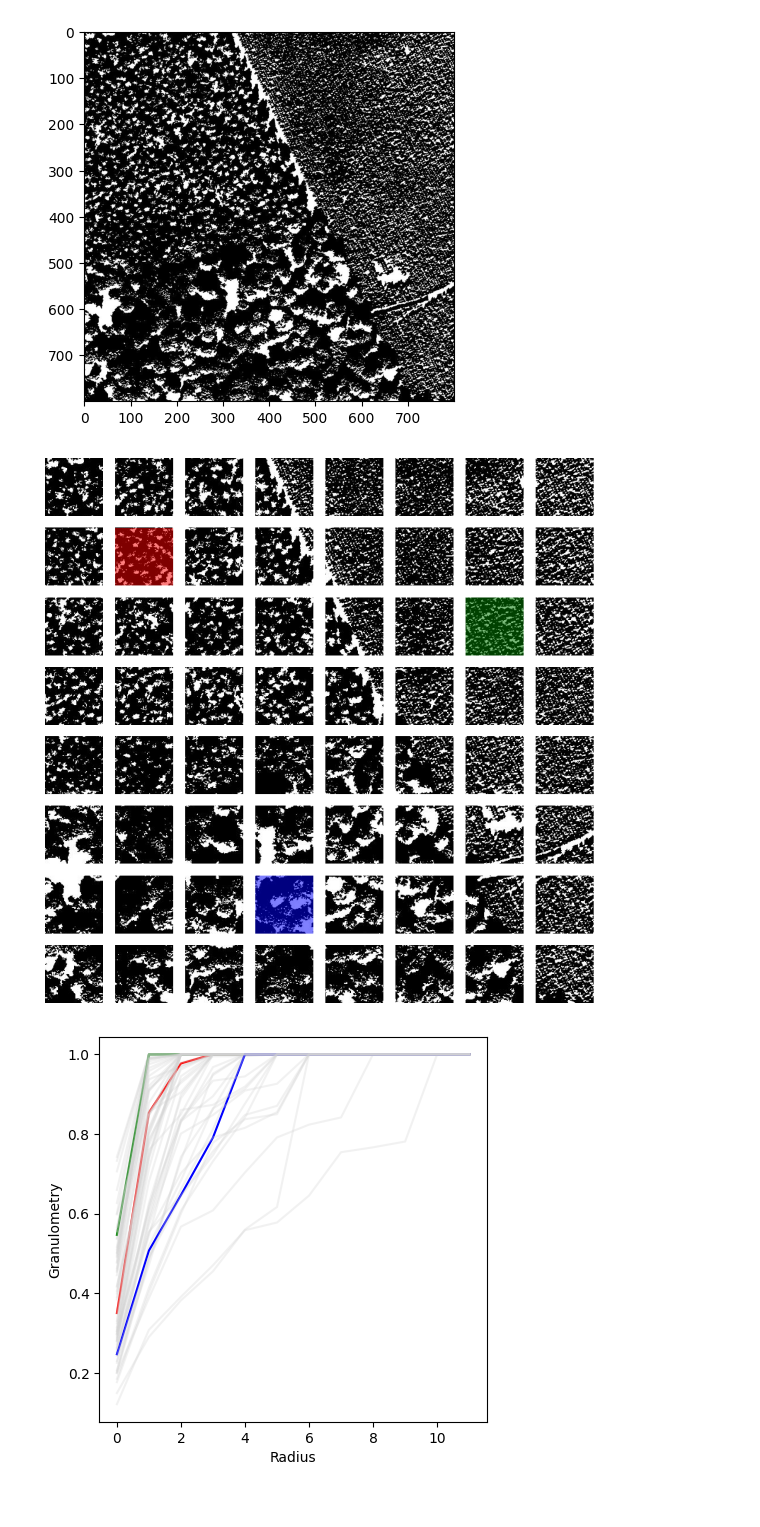
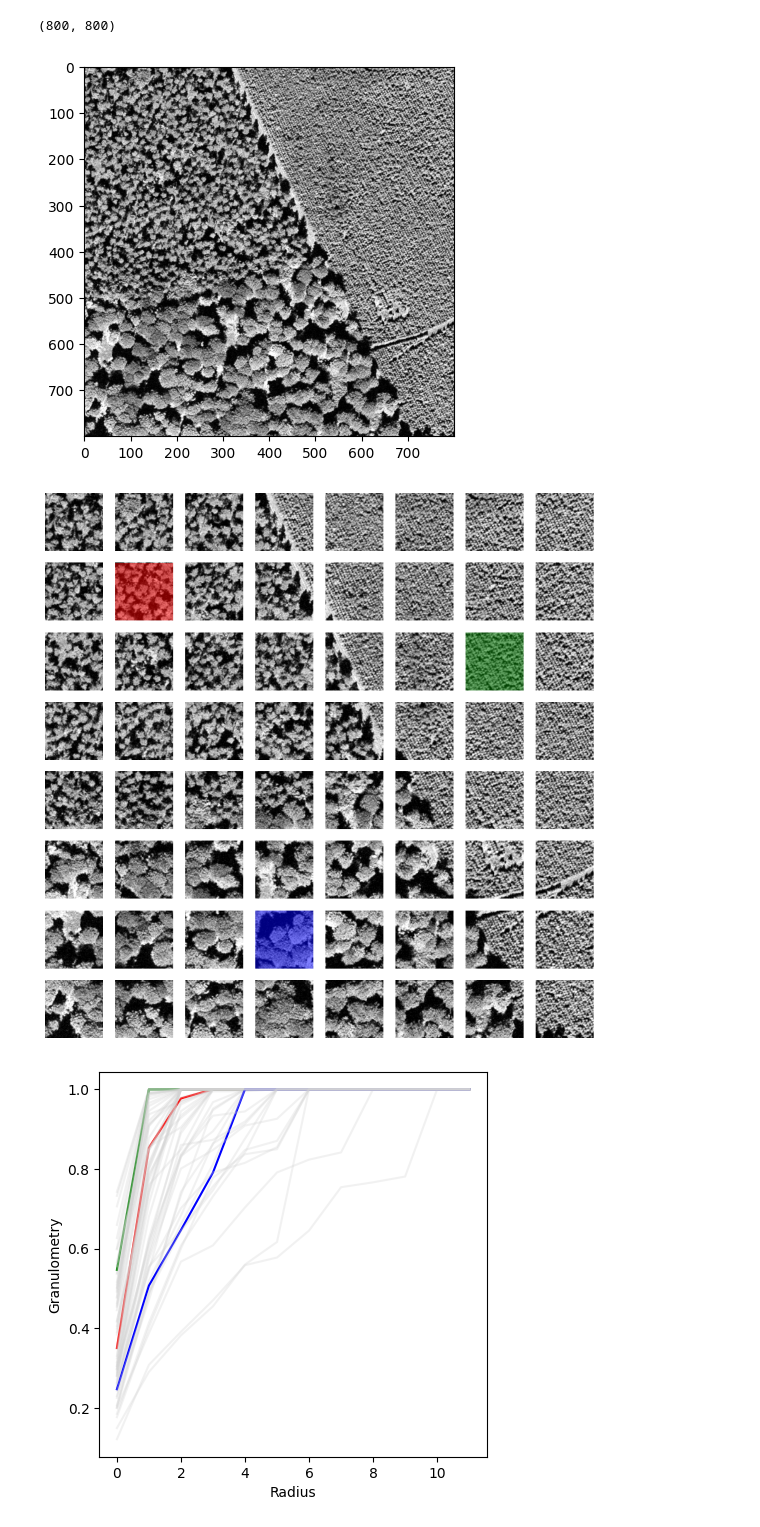
Before and after one commit to aleixalcacer/JA-ODCFDAA, a Jupyter notebook: granulo/granulometies.ipynb, the cells around one changed output. Drawn from its saved outputs; the diff is of its cells as text; code cells hidden in the pictures.

```diff
--- a/granulo/granulometies.ipynb
+++ b/granulo/granulometies.ipynb
@@ -1,21 +1,25 @@
 # %%
 import matplotlib.pyplot as plt
 import numpy as np
 
 # Load the image
-img_name = "b3"
-img = plt.imread(f'/Users/aleix11alcacer/Downloads/{img_name}.jpg')[:800, :800]
+img_name = "b"
+
+# convert to grayscale using PIL
+from PIL import Image
+img = Image.open(f'data/{img_name}.png').convert('L')
 img = np.asarray(img, dtype=np.float32)
 
 # save img as png
 # plt.imsave(f'/Users/aleix11alcacer/Downloads/{img_name}.png', img, cmap='gray')
 
 # Display the image
-
+print(img.shape)
 plt.imshow(img, cmap='gray')
 plt.show()
 # %% [output]
+(800, 800)
-[figure, old version]
+[figure, new version]
 # %%
 import numpy as np
 
@@ -54,7 +58,7 @@ for i, tile in enumerate(tiles):
 
 plt.show()
 # %% [output]
-[figure, old version]
+[figure, new version]
 # %%
 # Define a granulometry function over a list of images
 from skimage.morphology import disk, opening
```
Also changed, not shown: parts of 3 cells of this notebook, 48 other files.
